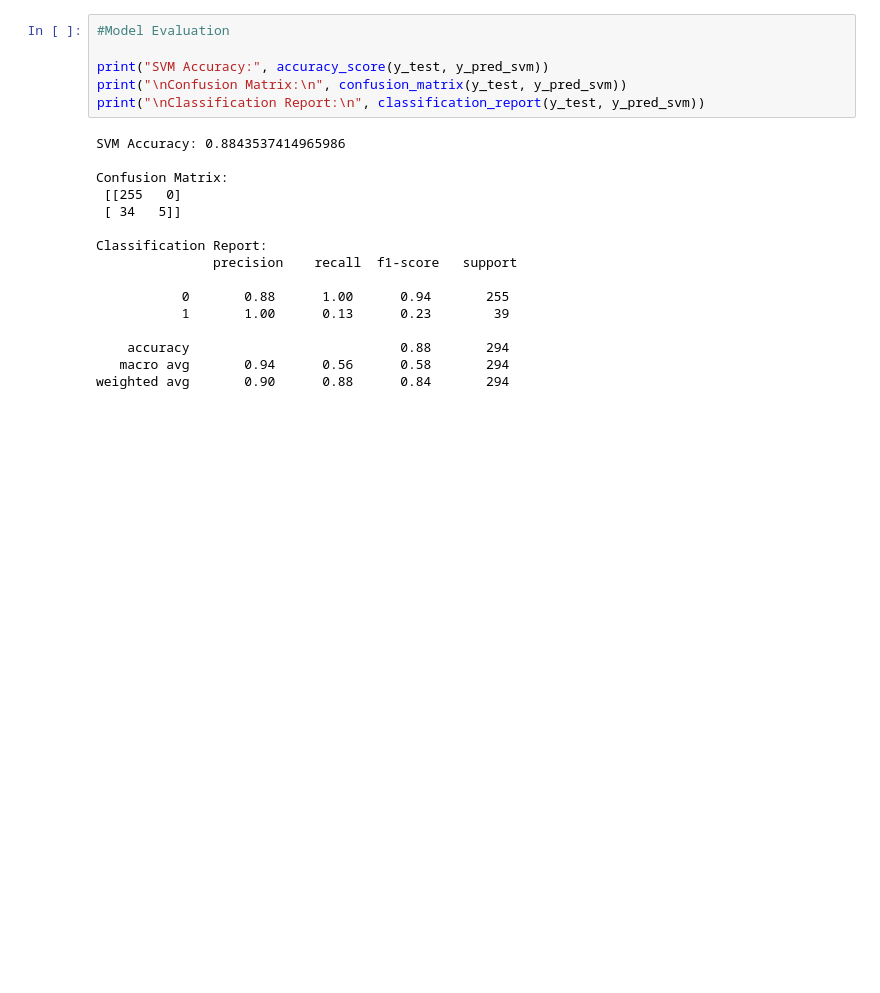
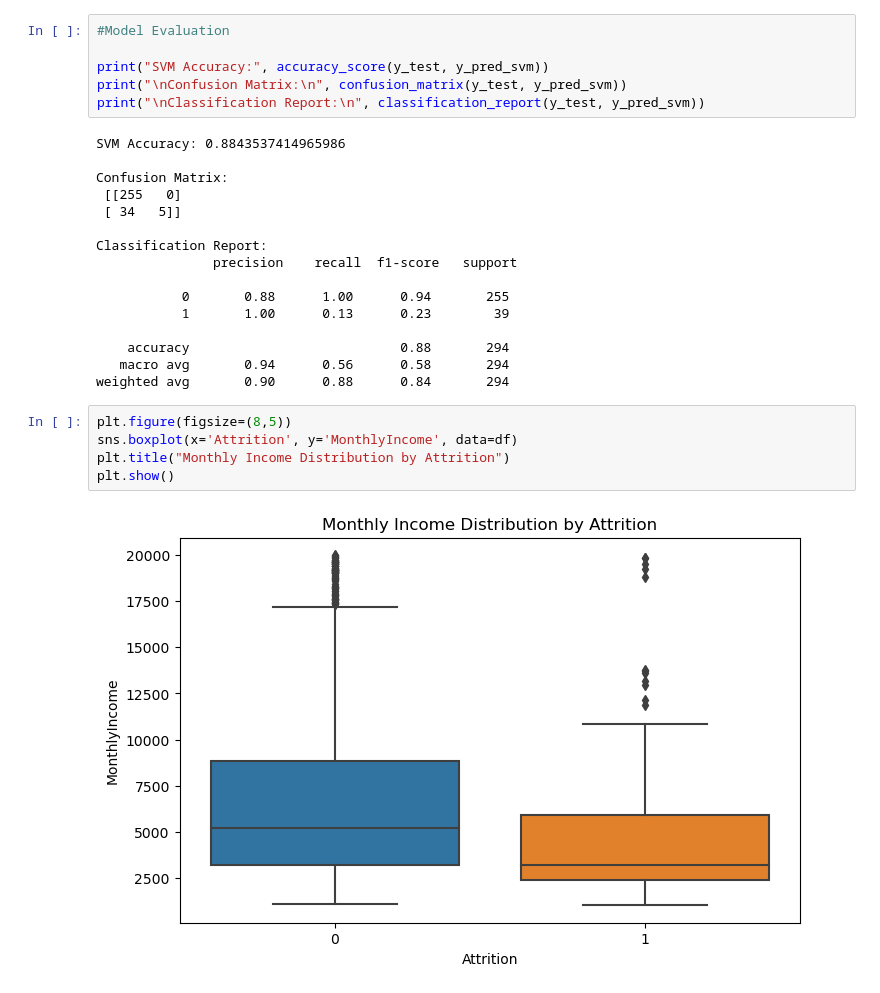
Before and after one commit to Tanishk756/Employee-Attrition-Prediction, a Jupyter notebook: CA2-INT234_12217491.ipynb, the cells around one changed output. Drawn from its saved outputs; the diff is of its cells as text; blank space fills up the shorter version.

```diff
--- a/CA2-INT234_12217491.ipynb
+++ b/CA2-INT234_12217491.ipynb
@@ -175,3 +175,10 @@ Classification Report:
     accuracy                           0.88       294
    macro avg       0.94      0.56      0.58       294
 weighted avg       0.90      0.88      0.84       294
+# %%
+plt.figure(figsize=(8,5))
+sns.boxplot(x='Attrition', y='MonthlyIncome', data=df)
+plt.title("Monthly Income Distribution by Attrition")
+plt.show()
+# %% [output]
+[figure, added]
```
Also changed, not shown: parts of 1 cell of this notebook.
